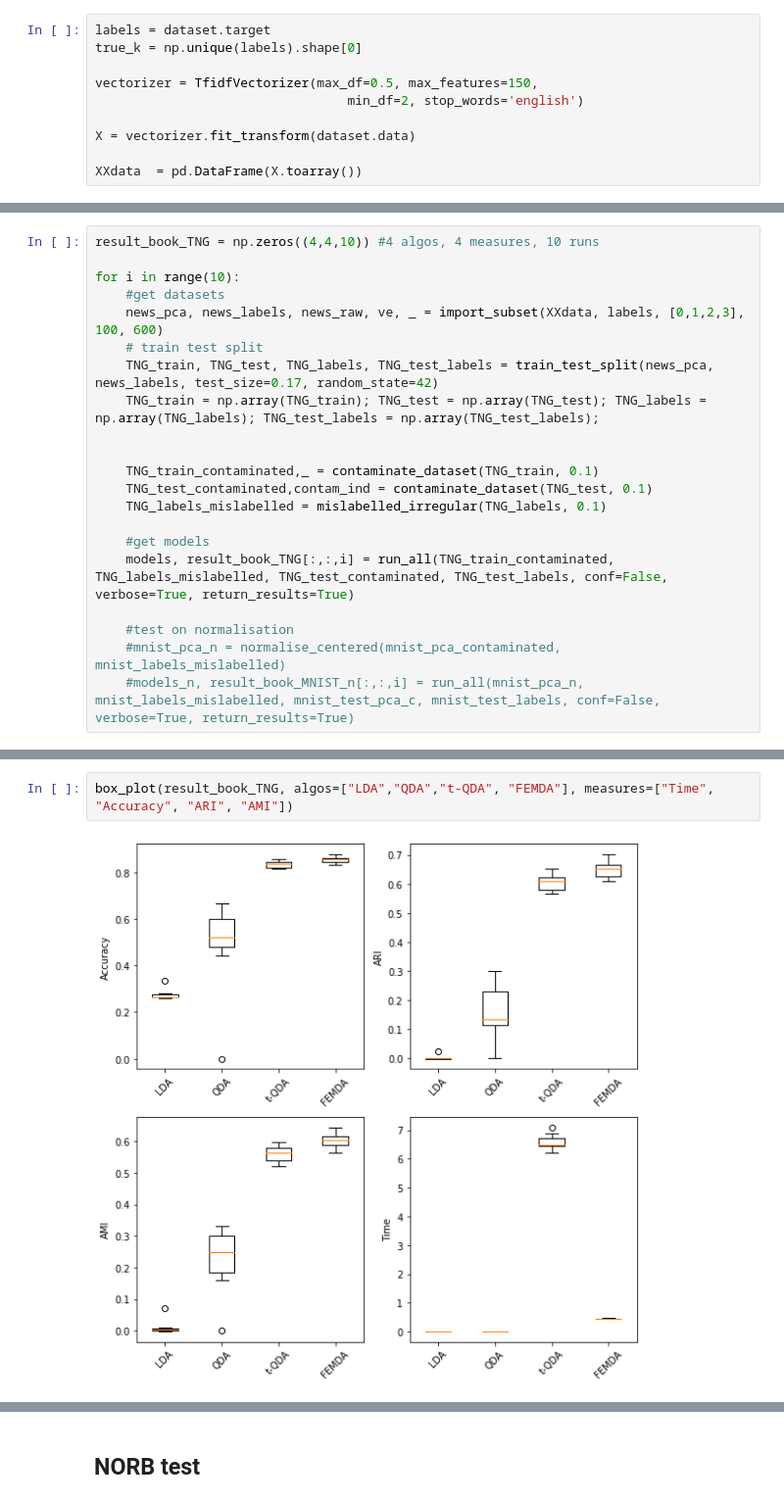
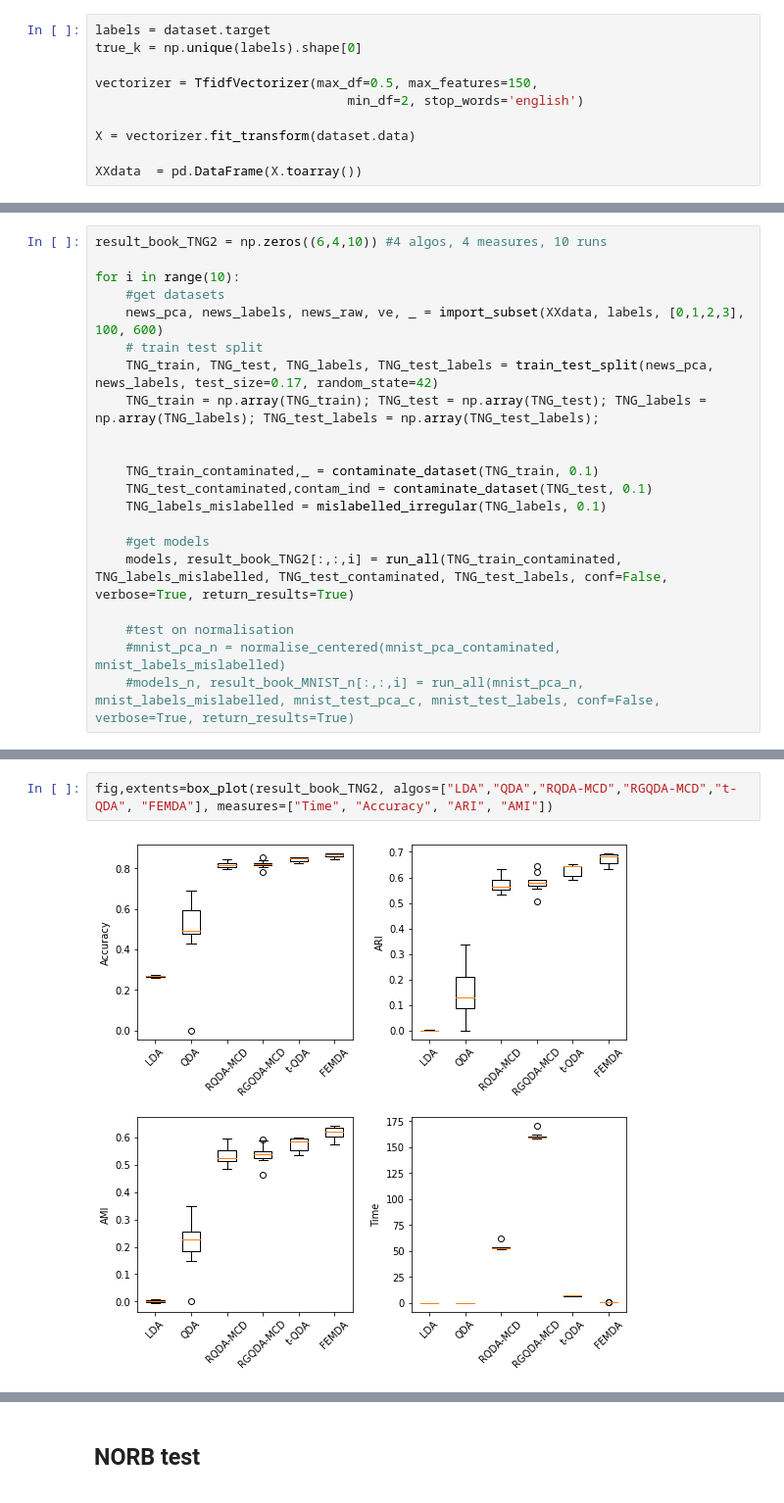
Before and after one commit to Andrewwango/femda, a Jupyter notebook: python/experiments.ipynb, the cells around one changed output, grey strips where cells are left out. Shown at 98% size. Drawn from its saved outputs; the diff is of its cells as text.

Commit message:
Nicer images

```diff
--- a/experiments.ipynb
+++ b/python/experiments.ipynb
@@ -1814,5 +1377,5 @@ XXdata.shape
 # %%
-result_book_TNG = np.zeros((4,4,10)) #4 algos, 4 measures, 10 runs
+result_book_TNG2 = np.zeros((6,4,10)) #4 algos, 4 measures, 10 runs
 
 for i in range(10):
     #get datasets
@@ -1827,7 +1390,7 @@ for i in range(10):
     TNG_labels_mislabelled = mislabelled_irregular(TNG_labels, 0.1)
 
     #get models
-    models, result_book_TNG[:,:,i] = run_all(TNG_train_contaminated, TNG_labels_mislabelled, TNG_test_contaminated, TNG_test_labels, conf=False, verbose=True, return_results=True)
+    models, result_book_TNG2[:,:,i] = run_all(TNG_train_contaminated, TNG_labels_mislabelled, TNG_test_contaminated, TNG_test_labels, conf=False, verbose=True, return_results=True)
 
     #test on normalisation
     #mnist_pca_n = normalise_centered(mnist_pca_contaminated, mnist_labels_mislabelled)
@@ -1853,4 +1424,4 @@ N 409 Accuracy 0.86308 ARI 0.6659 AMI 0.61629
 # %%
-box_plot(result_book_TNG, algos=["LDA","QDA","t-QDA", "FEMDA"], measures=["Time", "Accuracy", "ARI", "AMI"])
+fig,extents=box_plot(result_book_TNG2, algos=["LDA","QDA","RQDA-MCD","RGQDA-MCD","t-QDA", "FEMDA"], measures=["Time", "Accuracy", "ARI", "AMI"])
 # %% [output]
-[figure, old version]
+[figure, new version]
```
Also changed, not shown: parts of 101 cells of this notebook, 39 other files.
